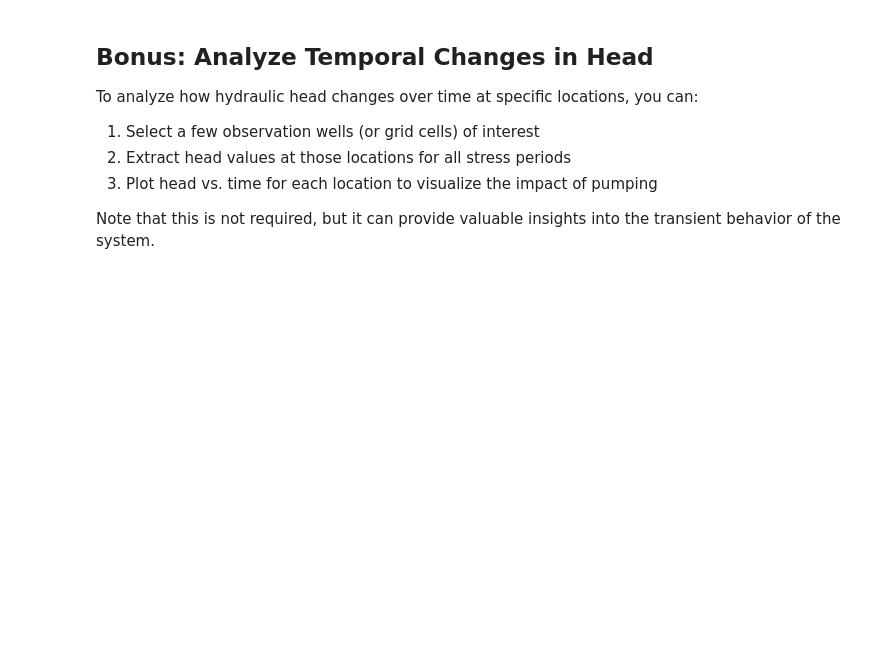
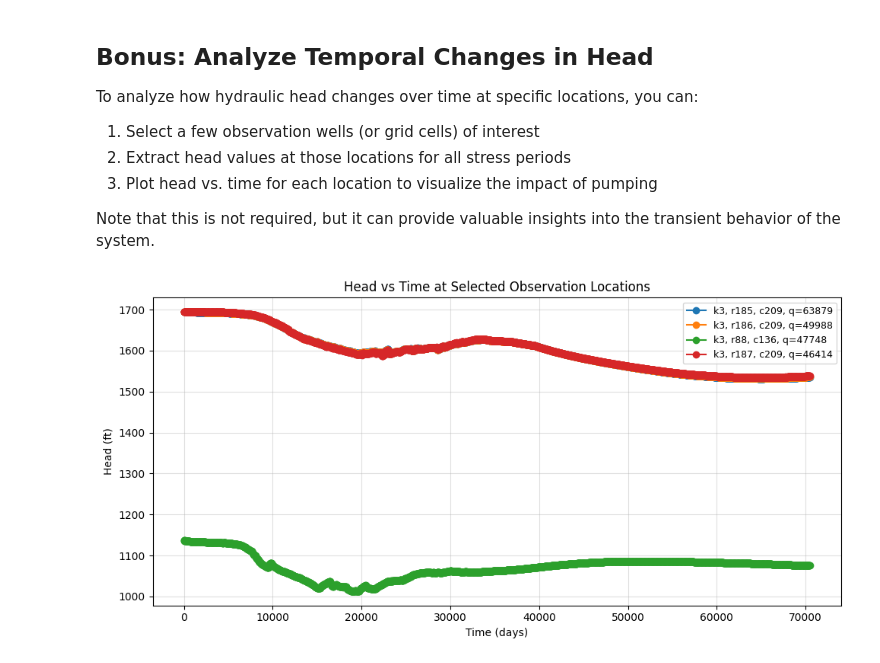
Before and after one commit to HWRS564-hydrogeologic-analysis/hwrs564a_course_materials_xiradakis, a Jupyter notebook: content_weekly/week_12/hw7/hw7_pinal_county_model.ipynb, the cells around one changed output. Saved outputs shown, nothing was run; the diff lists cells and outputs as text; code cells hidden in the pictures; blank space fills up the shorter version.

```diff
--- a/content_weekly/week_12/hw7/hw7_pinal_county_model.ipynb
+++ b/content_weekly/week_12/hw7/hw7_pinal_county_model.ipynb
@@ -307,3 +366,55 @@ To analyze how hydraulic head changes over time at specific locations, you can:
 3. Plot head vs. time for each location to visualize the impact of pumping
 
 Note that this is not required, but it can provide valuable insights into the transient behavior of the system.
+# %%
+# Extract and plot head time series at selected observation wells (grid cells).
+# Uses existing variables: hds, times, wells_in_layer, missing_value, np, plt
+
+# Choose how many observation points to plot (top absolute pumpers in current layer)
+top_n = 4
+
+# compute absolute pumping rates for wells_in_layer and pick top indices
+abs_rates_layer = np.abs(wells_in_layer['flux'])
+top_idx = np.argsort(abs_rates_layer)[-top_n:][::-1]  # descending order
+
+# prepare locations (k, i, j) and labels
+locations = []
+labels = []
+for ii in top_idx:
+    k = int(wells_in_layer['k'][ii])
+    i = int(wells_in_layer['i'][ii])
+    j = int(wells_in_layer['j'][ii])
+    q = wells_in_layer['flux'][ii]
+    locations.append((k, i, j))
+    labels.append(f'k{k+1}, r{i}, c{j}, q={q:.0f}')
+
+# Build time series for each location
+times_arr = np.array(times, dtype=float)
+ts_list = []
+for (k, i, j) in locations:
+    ts = []
+    for t in times_arr:
+        # read heads at this time (may be slow for many times; acceptable for a few obs)
+        heads_t = hds.get_data(totim=t)
+        val = heads_t[k, i, j]
+        # handle missing-value sentinel
+        if (np.isnan(val)) or (val <= missing_value):
+            ts.append(np.nan)
+        else:
+            ts.append(float(val))
+    ts_list.append(np.array(ts))
+
+# Plot time series
+fig, ax = plt.subplots(figsize=(10, 5))
+for ts, label in zip(ts_list, labels):
+    ax.plot(times_arr, ts, marker='o', linewidth=1.5, label=label)
+
+ax.set_xlabel('Time (days)')
+ax.set_ylabel('Head (ft)')
+ax.set_title('Head vs Time at Selected Observation Locations')
+ax.grid(alpha=0.4)
+ax.legend(loc='best', fontsize=9)
+plt.tight_layout()
+plt.show()
+# %% [output]
+[figure, added]
```
Also changed, not shown: parts of 8 cells of this notebook.
